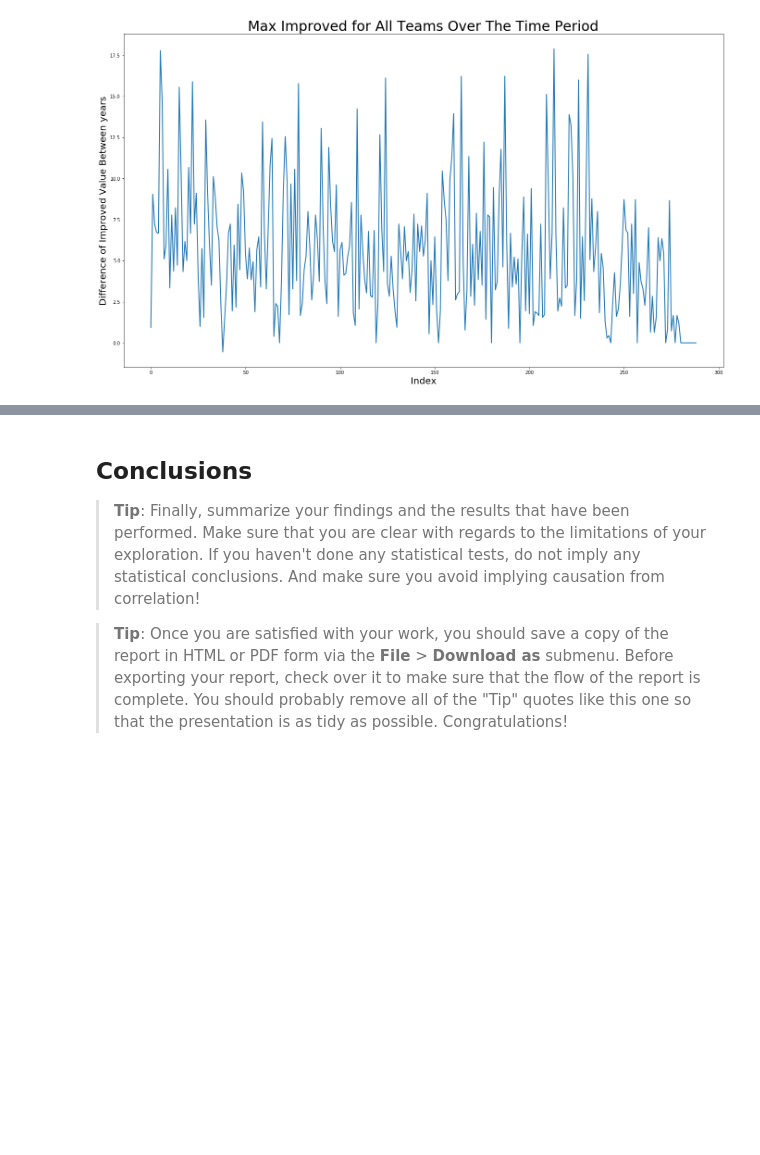
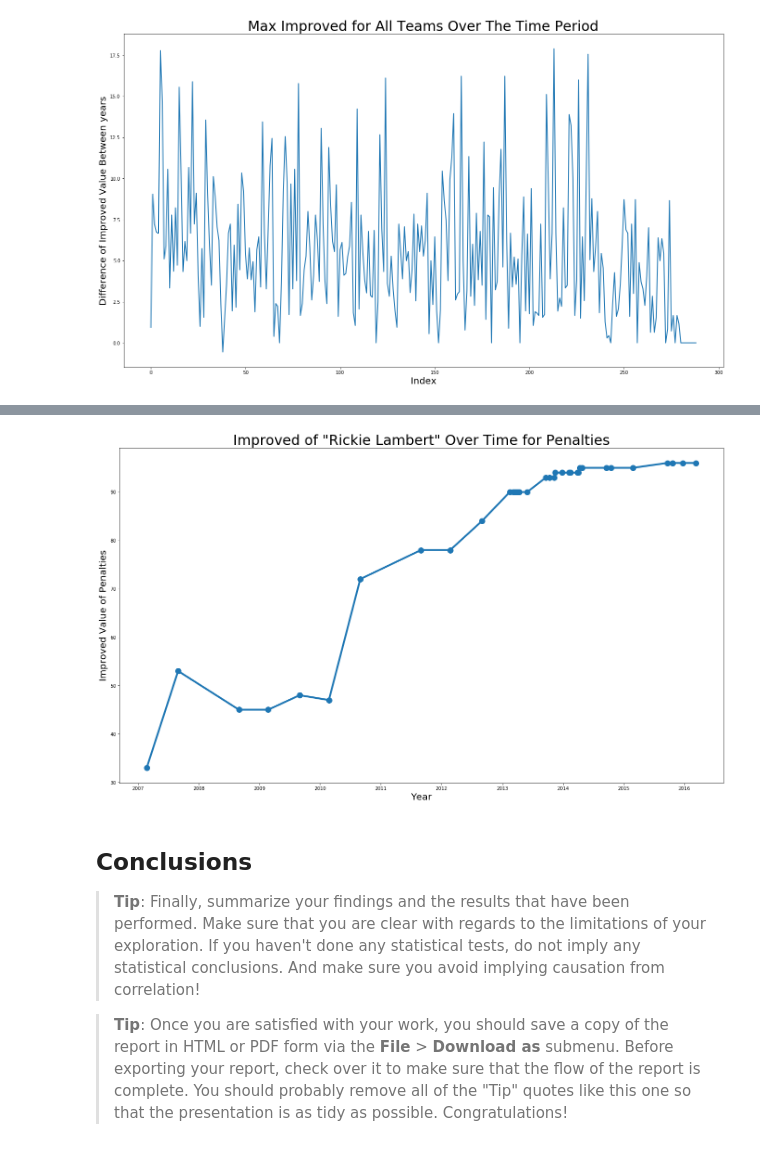
Before and after one commit to mohmednasr/europeansoccerdatabase, a Jupyter notebook: investigate-a-dataset.ipynb, the cells around one changed output, grey strips where cells are left out. Drawn from its saved outputs; the diff is of its cells as text; code cells hidden in the pictures; blank space fills up the shorter version.

```diff
--- a/investigate-a-dataset.ipynb
+++ b/investigate-a-dataset.ipynb
@@ -555,0 +587,2 @@ plt.show()
+# %%
+improved_the_most_player = df_players.query('player_api_id == "39225"' and 'player_fifa_api_id == "13879"').sort_values(by= 'date')
@@ -556,3 +598,14 @@ plt.show()
+# %%
+fig = plt.figure()
+ax = fig.add_axes([0.1, 0.1,3 , 2.5])
+plt.plot(improved_the_most_player['date'], improved_the_most_player['penalties'], linewidth = 4, marker = 'o',markersize=12)
+plt.title('Improved of "Rickie Lambert" Over Time for Penalties',fontdict = {'fontsize': 30,
+ 'fontweight' : 2 })
+plt.xlabel('Year', fontdict = {'fontsize': 20, 'fontweight': 1})
+plt.ylabel('Improved Value of Penalties', fontdict = {'fontsize':20, 'fontweight':1})
+plt.show()
+# %% [output]
+[figure, added]
 # %% [markdown]
 <a id='conclusions'></a>
 ## Conclusions
```
Also changed, not shown: parts of 13 cells of this notebook.
